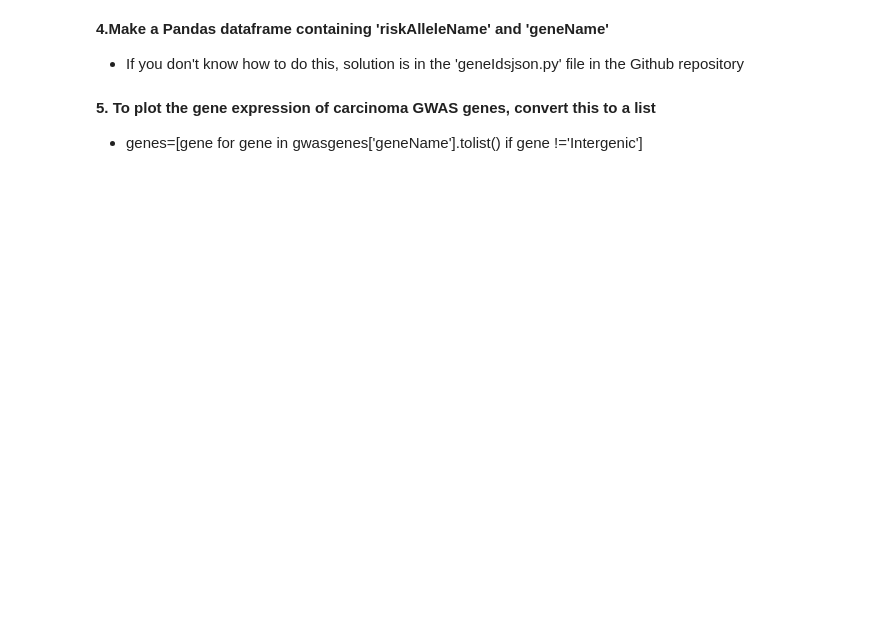
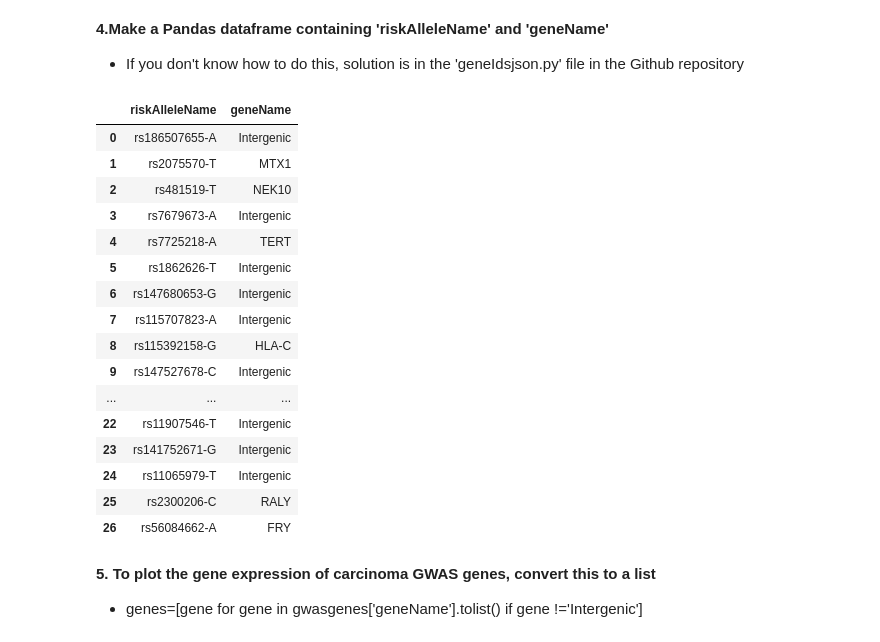
Before and after one commit to terencegarner/scRNAseqtutorial, a Jupyter notebook: Day_1.ipynb, the cells around one changed output. Drawn from its saved outputs; the diff is of its cells as text; code cells hidden in the pictures; blank space fills up the shorter version.

```diff
--- a/Day_1.ipynb
+++ b/Day_1.ipynb
@@ -360,6 +360,33 @@ response.json()
 # %% [markdown]
 **4.Make a Pandas dataframe containing 'riskAlleleName' and 'geneName'**
 * If you don't know how to do this, solution is in the 'geneIdsjson.py' file in the Github repository
+# %%
+associations_data = response.json()['_embedded']['associations']
+gwas = pd.json_normalize(associations_data, 'loci')
+risk_alleles = gwas.explode('strongestRiskAlleles').explode('authorReportedGenes').reset_index(drop=True)
+risk_alleles_df = pd.json_normalize(risk_alleles['strongestRiskAlleles'])
+reportedgenes_df = pd.json_normalize(risk_alleles['authorReportedGenes'])
+gwasgenes=pd.concat([risk_alleles_df, reportedgenes_df], axis=1)
+gwasgenes = gwasgenes[['riskAlleleName', 'geneName']]
+gwasgenes
+# %% [output]
+|  | riskAlleleName | geneName |
+| 0 | rs186507655-A | Intergenic |
+| 1 | rs2075570-T | MTX1 |
+| 2 | rs481519-T | NEK10 |
+| 3 | rs7679673-A | Intergenic |
+| 4 | rs7725218-A | TERT |
+| 5 | rs1862626-T | Intergenic |
+| 6 | rs147680653-G | Intergenic |
+| 7 | rs115707823-A | Intergenic |
+| 8 | rs115392158-G | HLA-C |
+| 9 | rs147527678-C | Intergenic |
+| ... | ... | ... |
+| 22 | rs11907546-T | Intergenic |
+| 23 | rs141752671-G | Intergenic |
+| 24 | rs11065979-T | Intergenic |
+| 25 | rs2300206-C | RALY |
+| 26 | rs56084662-A | FRY |
 # %% [markdown]
 **5. To plot the gene expression of carcinoma GWAS genes, convert this to a list**
 * genes=[gene for gene in gwasgenes['geneName'].tolist() if gene !='Intergenic']
```
Also changed, not shown: parts of 5 cells of this notebook.
